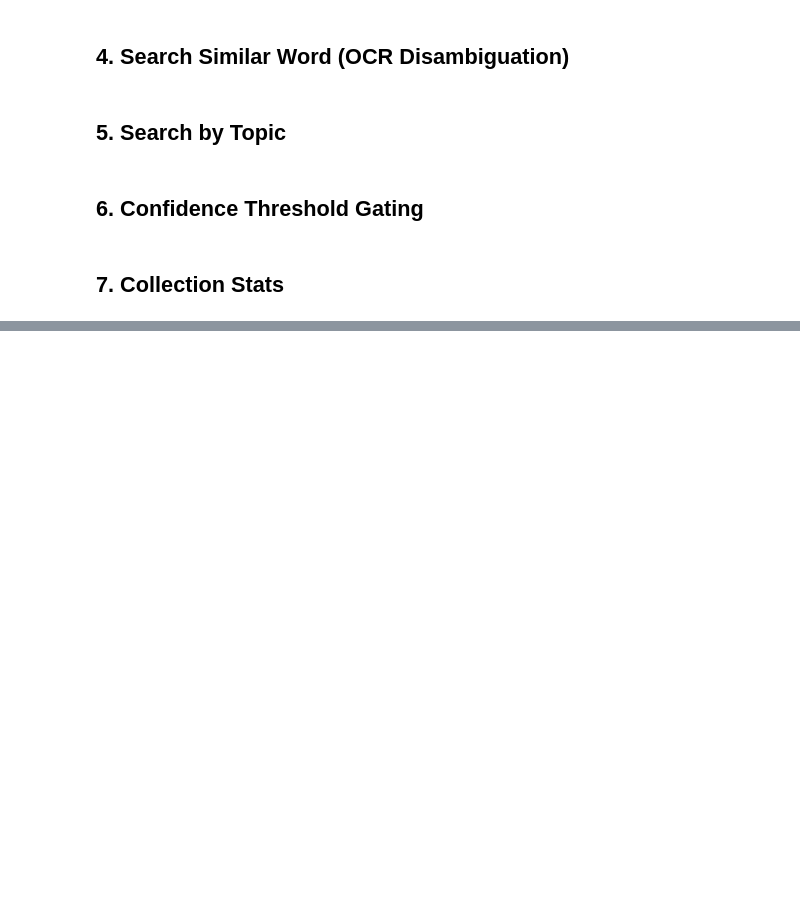
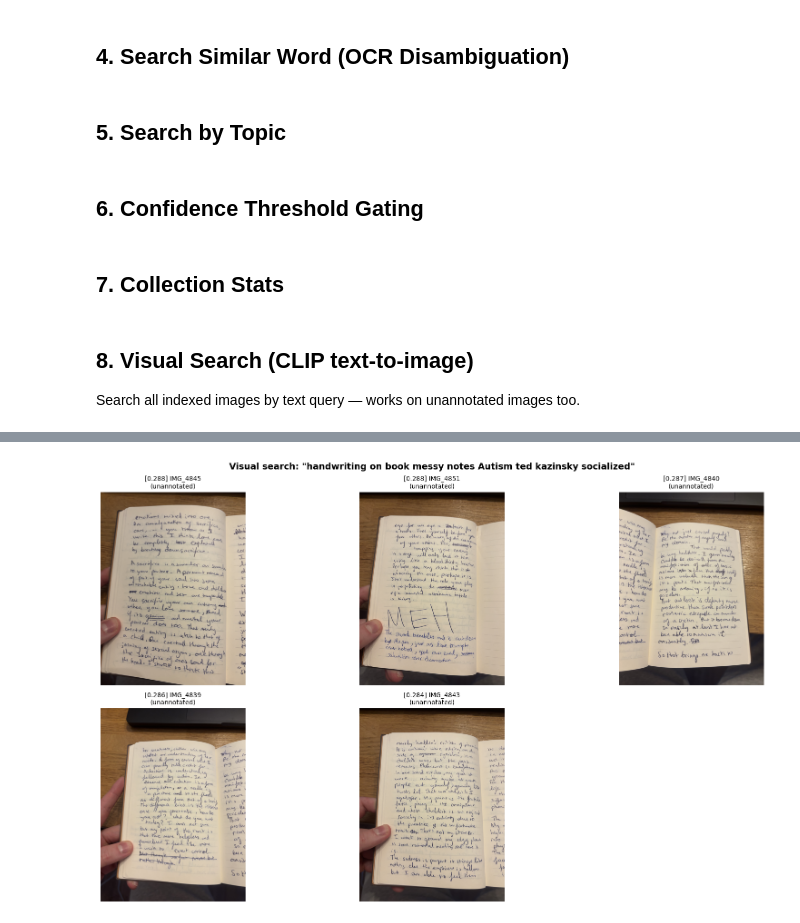
Before and after one commit to marwanbounassif/handwritten-ocr, a Jupyter notebook: notebooks/rag_explore.ipynb, the cells around one changed output, grey strips where cells are left out. Cells and saved outputs as stored; diff of their text form; code cells hidden in the pictures; blank space fills up the shorter version.

Commit message:
visual search doesnt work indexing images works

```diff
--- a/notebooks/rag_explore.ipynb
+++ b/notebooks/rag_explore.ipynb
@@ -172,3 +172,69 @@ info = client.get_collection(settings.COLLECTION_NAME)
 print(f"Collection: {settings.COLLECTION_NAME}")
 print(f"Points:     {info.points_count}")
 print(f"Status:     {info.status}")
+# %% [markdown]
+## 8. Visual Search (CLIP text-to-image)
+
+Search all indexed images by text query — works on unannotated images too.
+# %%
+from pathlib import Path
+import matplotlib.pyplot as plt
+from PIL import Image
+from pillow_heif import register_heif_opener
+from rag.tools.search_visual import search_visual
+
+register_heif_opener()
+
+INPUT_DIR = Path("../data/input")
+IMAGE_EXTENSIONS = (".jpeg", ".jpg", ".png", ".heic", ".heif", ".tiff", ".bmp")
+
+
+def load_source_image(source_image_id: str) -> Image.Image | None:
+    """Load a source image from local cache by its ID."""
+    for ext in IMAGE_EXTENSIONS:
+        path = INPUT_DIR / f"{source_image_id}{ext}"
+        if path.exists():
+            return Image.open(path).convert("RGB")
+    return None
+
+
+def display_visual_results(query: str, top_k: int = 5):
+    """Search and display matching images in a grid."""
+    results = search_visual(query, top_k=top_k)
+    if not results:
+        print(f"No results for '{query}'")
+        return
+
+    cols = min(len(results), 3)
+    rows = (len(results) + cols - 1) // cols
+    fig, axes = plt.subplots(rows, cols, figsize=(6 * cols, 5 * rows))
+    if rows * cols == 1:
+        axes = [axes]
+    else:
+        axes = axes.flatten()
+
+    for idx, r in enumerate(results):
+        img = load_source_image(r.source_image_id)
+        if img is None:
+            axes[idx].text(0.5, 0.5, f"Not found:\n{r.source_image_id}", ha="center", va="center")
+        elif r.region_coords:
+            x, y, w, h = r.region_coords["x"], r.region_coords["y"], r.region_coords["w"], r.region_coords["h"]
+            crop = img.crop((x, y, x + w, y + h))
+            axes[idx].imshow(crop)
+        else:
+            axes[idx].imshow(img)
+
+        label = r.confirmed_text[:30] if r.confirmed_text else "(unannotated)"
+        axes[idx].set_title(f"[{r.score:.3f}] {r.source_image_id}\n{label}", fontsize=10)
+        axes[idx].axis("off")
+
+    for i in range(len(results), len(axes)):
+        axes[i].set_visible(False)
+
+    fig.suptitle(f'Visual search: "{query}"', fontsize=14, fontweight="bold")
+    plt.tight_layout()
+    plt.show()
+
+
+display_visual_results("handwriting on book messy notes Autism ted kazinsky socialized", top_k=5)
+# %% [output]
@@ -174,0 +242 @@ print(f"Status:     {info.status}")
+[figure, added]
```
Also changed, not shown: parts of 1 cell of this notebook, 11 other files.
